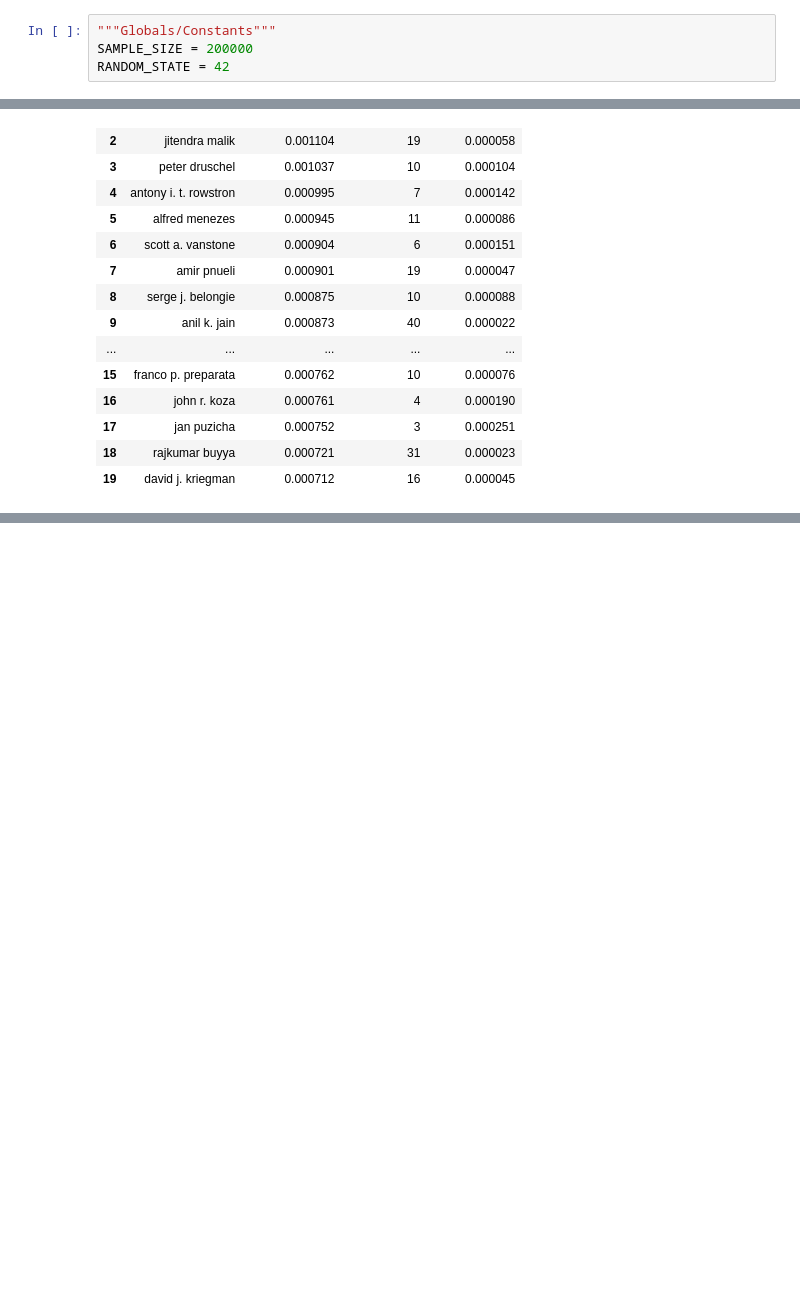
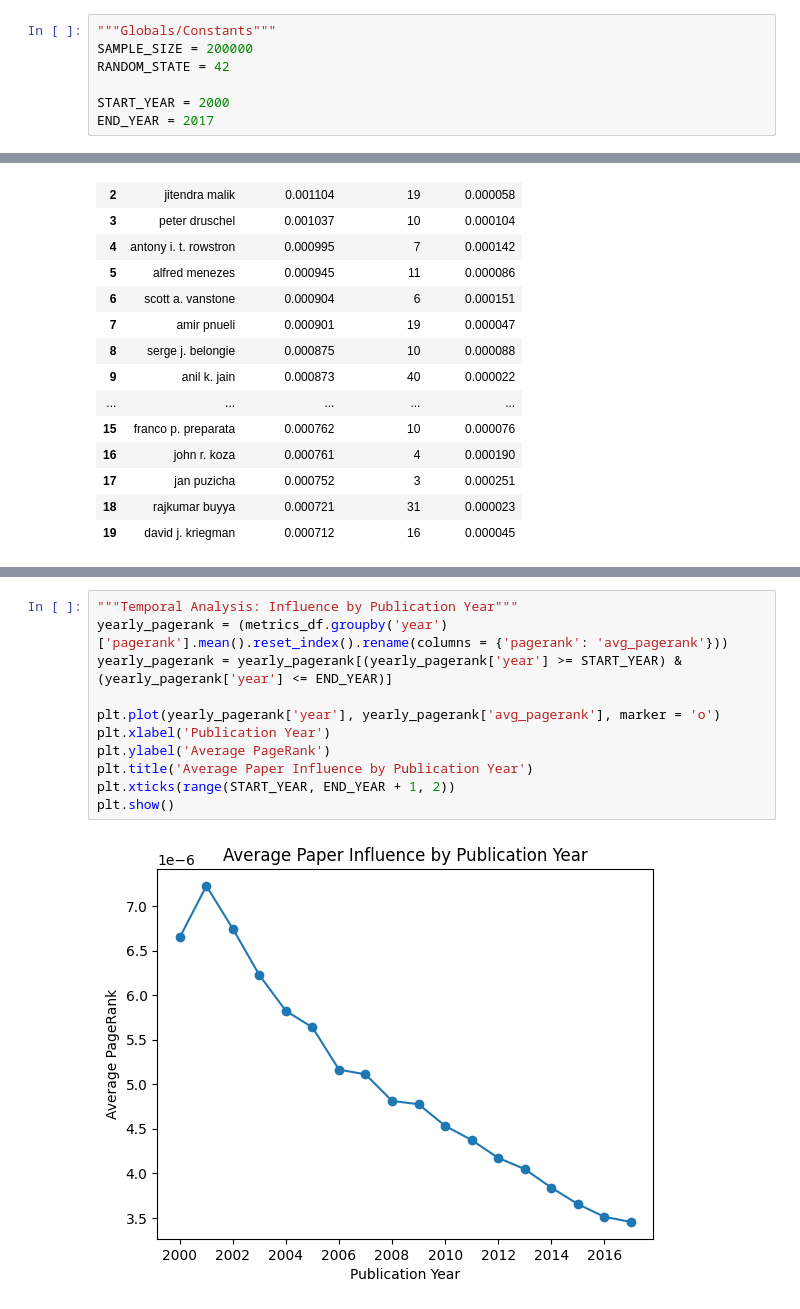
Before and after one commit to alesss-b/Data-Science-I-Group-Project, a Jupyter notebook: citation_network_analysis.ipynb, the cells around one changed output, grey strips where cells are left out. Cells and saved outputs as stored; diff of their text form; blank space fills up the shorter version.

Commit message:
added temporal analysis by publication year  + removed unnecessary parts of code

```diff
--- a/citation_network_analysis.ipynb
+++ b/citation_network_analysis.ipynb
@@ -34,6 +33,9 @@ from collections import defaultdict
 """Globals/Constants"""
 SAMPLE_SIZE = 200000
 RANDOM_STATE = 42
+
+START_YEAR = 2000
+END_YEAR = 2017
 # %%
 """Load Data"""
 cleaned = pd.read_pickle('cleaned_dataset.pkl')
@@ -168,0 +168,13 @@ plt.show()
+# %%
+"""Temporal Analysis: Influence by Publication Year"""
+yearly_pagerank = (metrics_df.groupby('year')['pagerank'].mean().reset_index().rename(columns = {'pagerank': 'avg_pagerank'}))
+yearly_pagerank = yearly_pagerank[(yearly_pagerank['year'] >= START_YEAR) & (yearly_pagerank['year'] <= END_YEAR)]
+
+plt.plot(yearly_pagerank['year'], yearly_pagerank['avg_pagerank'], marker = 'o')
+plt.xlabel('Publication Year')
+plt.ylabel('Average PageRank')
+plt.title('Average Paper Influence by Publication Year')
+plt.xticks(range(START_YEAR, END_YEAR + 1, 2))
+plt.show()
+# %% [output]
+[figure, added]
```
Also changed, not shown: parts of 3 cells of this notebook.
